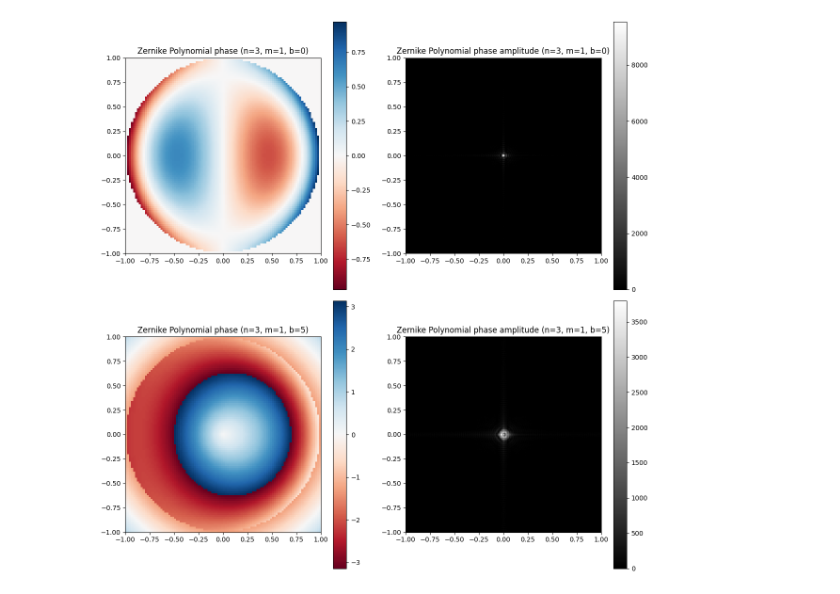
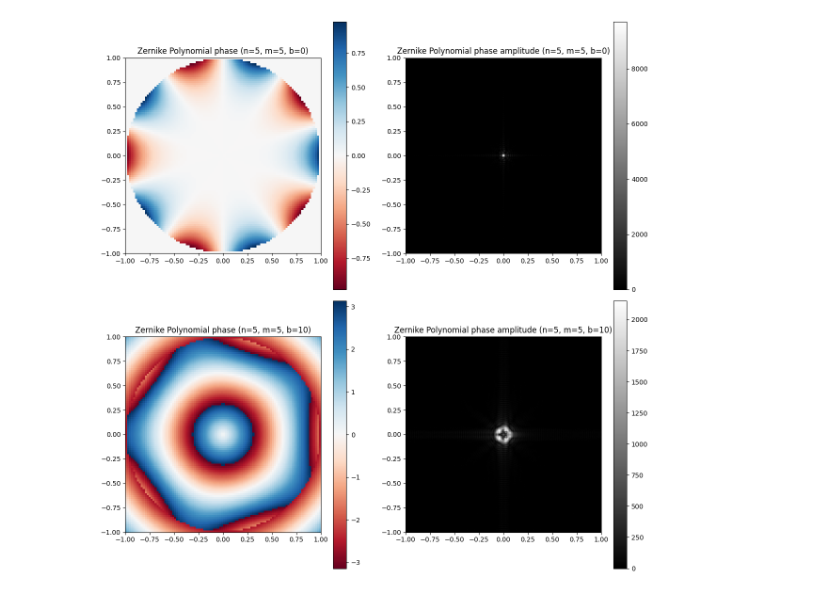
Before and after one commit to Dmitryser1/NIRMag, a Jupyter notebook: PlotBuild.ipynb, the cells around one changed output. Drawn from its saved outputs; the diff is of its cells as text; code cells hidden in the pictures.

```diff
--- a/PlotBuild.ipynb
+++ b/PlotBuild.ipynb
@@ -118,10 +118,10 @@ def plot_zernike(n, m, a, b, grid_size=100):
 # %%
 # Пример построения полинома Цернике
 #            n  m  a   b
-plot_zernike(3, 1, 1, 5) # Полином Цернике с порядками n=3, m=1
+plot_zernike(5, 5, 1, 10) # Полином Цернике с порядками n=3, m=1
 
 # Data set n, m, (a?) + augmentation, axicon
 # 2 -> 1, 4 -> 3 распознать типо
 # Распознать по fft => zernike
 # %% [output]
-[figure, old version]
+[figure, new version]
```
Also changed, not shown: 4 other files.
